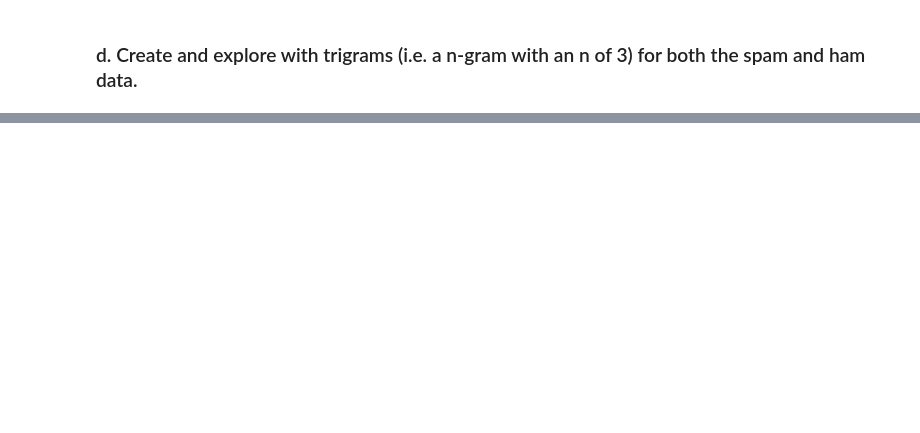
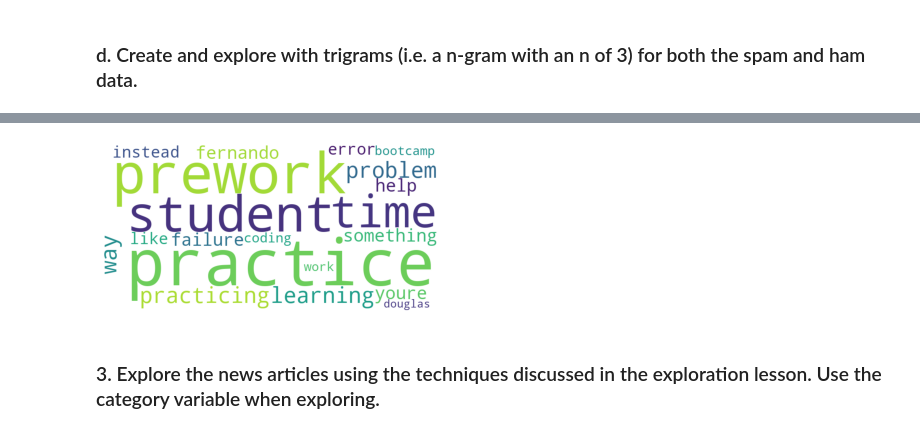
Before and after one commit to Yongliang-Shi/natural-language-processing-exercises, a Jupyter notebook: explore.ipynb, the cells around one changed output, grey strips where cells are left out. Saved outputs shown, nothing was run; the diff lists cells and outputs as text; code cells hidden in the pictures; blank space fills up the shorter version.

Commit message:
explore the codeup blog

```diff
--- a/explore.ipynb
+++ b/explore.ipynb
@@ -311,0 +290,5 @@ plt.show()
+# %%
+# Convert to dictionary to fit to the 'generate_from_frequencies' method
+
+advice_dict = {k[0]: v for k, v in advice.to_dict().items()}
+advice_dict
@@ -311,0 +316,13 @@ plt.show()
+# %%
+# Create a WordCloud object for the bigrams
+
+img_advice = WordCloud(background_color = 'white',
+                       width=800, height=400).generate_from_frequencies(advice_dict)
+
+plt.imshow(img_advice)
+plt.axis('off')
+plt.show()
+# %% [output]
+[figure, added]
+# %% [markdown]
+### 3. Explore the news articles using the techniques discussed in the exploration lesson. Use the category variable when exploring.
```
Also changed, not shown: parts of 29 cells of this notebook.
